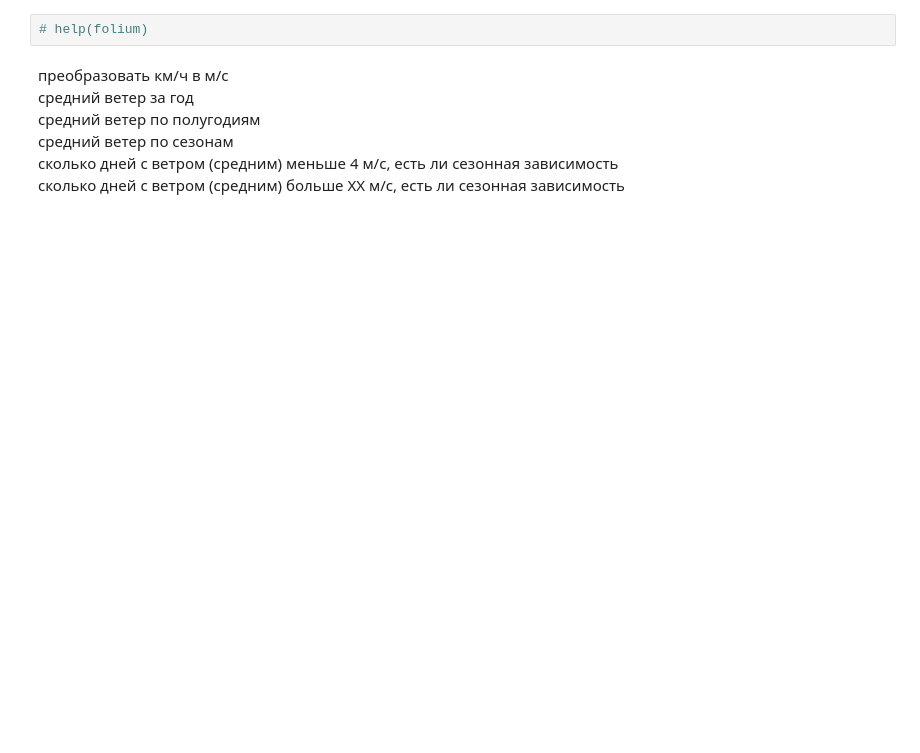
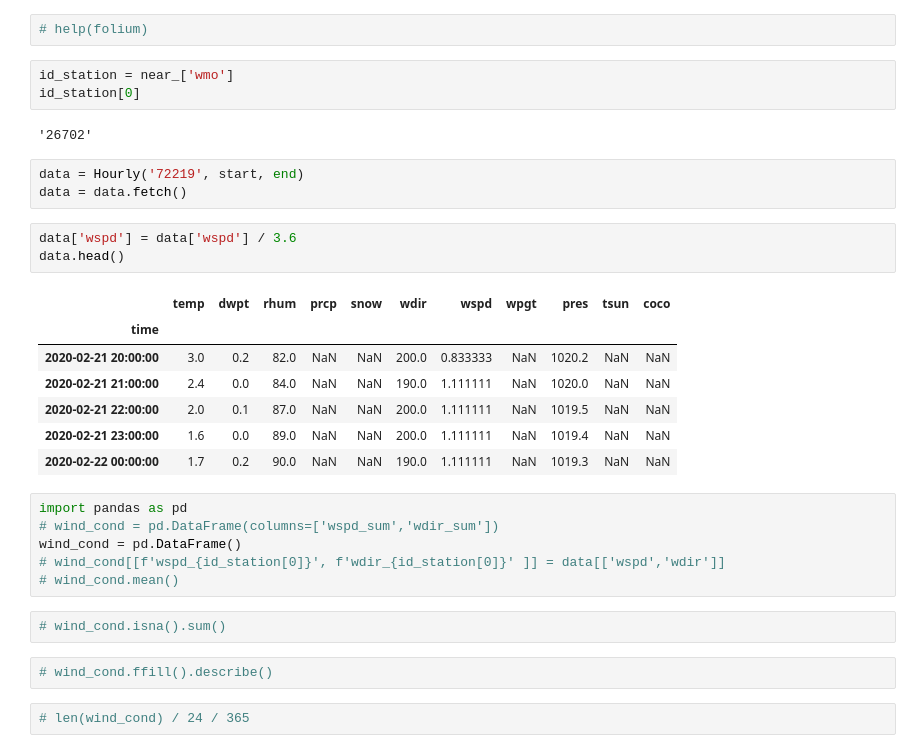
Before and after one commit to Dmitry1973/GB_Final_project, a Jupyter notebook: Final_project.ipynb, the cells around one changed output. Saved outputs shown, nothing was run; the diff lists cells and outputs as text; blank space fills up the shorter version.

```diff
--- a/Final_project.ipynb
+++ b/Final_project.ipynb
@@ -199,10 +202,34 @@ poi
 [interactive output not drawn]
 # %%
 # help(folium)
-# %% [markdown]
-преобразовать км/ч в м/с
-средний ветер за год
-средний ветер по полугодиям
-средний ветер по сезонам
-сколько дней с ветром (средним) меньше 4 м/с, есть ли сезонная зависимость
-сколько дней с ветром (средним) больше ХХ м/с, есть ли сезонная зависимость
+# %%
+id_station = near_['wmo']
+id_station[0]
+# %% [output]
+'26702'
+# %%
+data = Hourly('72219', start, end)
+data = data.fetch()
+# %%
+data['wspd'] = data['wspd'] / 3.6
+data.head()
+# %% [output]
+|  | temp | dwpt | rhum | prcp | snow | wdir | wspd | wpgt | pres | tsun | coco |
+| time |  |  |  |  |  |  |  |  |  |  |  |
+| 2020-02-21 20:00:00 | 3.0 | 0.2 | 82.0 | NaN | NaN | 200.0 | 0.833333 | NaN | 1020.2 | NaN | NaN |
+| 2020-02-21 21:00:00 | 2.4 | 0.0 | 84.0 | NaN | NaN | 190.0 | 1.111111 | NaN | 1020.0 | NaN | NaN |
+| 2020-02-21 22:00:00 | 2.0 | 0.1 | 87.0 | NaN | NaN | 200.0 | 1.111111 | NaN | 1019.5 | NaN | NaN |
+| 2020-02-21 23:00:00 | 1.6 | 0.0 | 89.0 | NaN | NaN | 200.0 | 1.111111 | NaN | 1019.4 | NaN | NaN |
+| 2020-02-22 00:00:00 | 1.7 | 0.2 | 90.0 | NaN | NaN | 190.0 | 1.111111 | NaN | 1019.3 | NaN | NaN |
+# %%
+import pandas as pd
+# wind_cond = pd.DataFrame(columns=['wspd_sum','wdir_sum'])
+wind_cond = pd.DataFrame()
+# wind_cond[[f'wspd_{id_station[0]}', f'wdir_{id_station[0]}' ]] = data[['wspd','wdir']]
+# wind_cond.mean()
+# %%
+# wind_cond.isna().sum()
+# %%
+# wind_cond.ffill().describe()
+# %%
+# len(wind_cond) / 24 / 365
```
Also changed, not shown: parts of 24 cells of this notebook.
